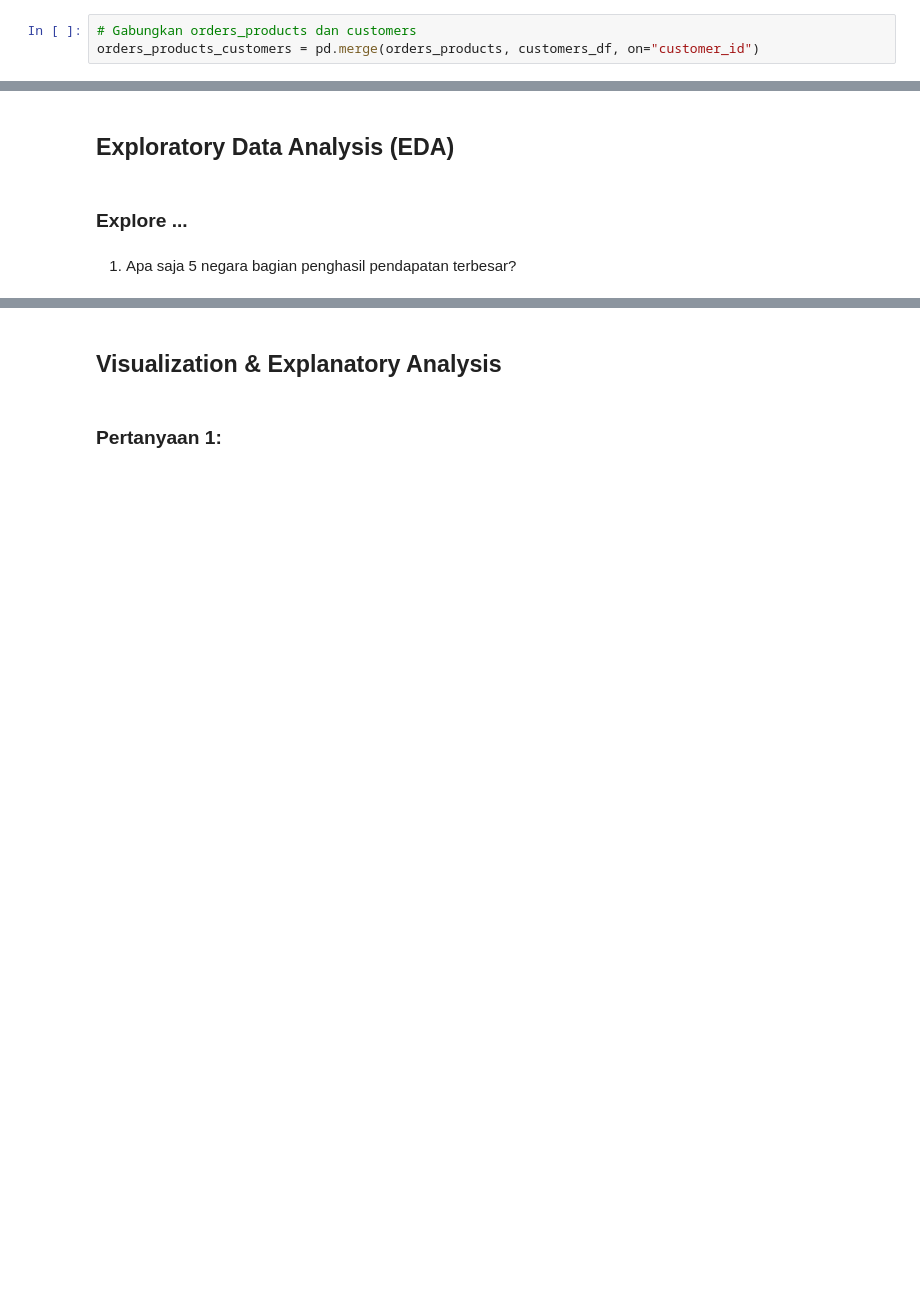
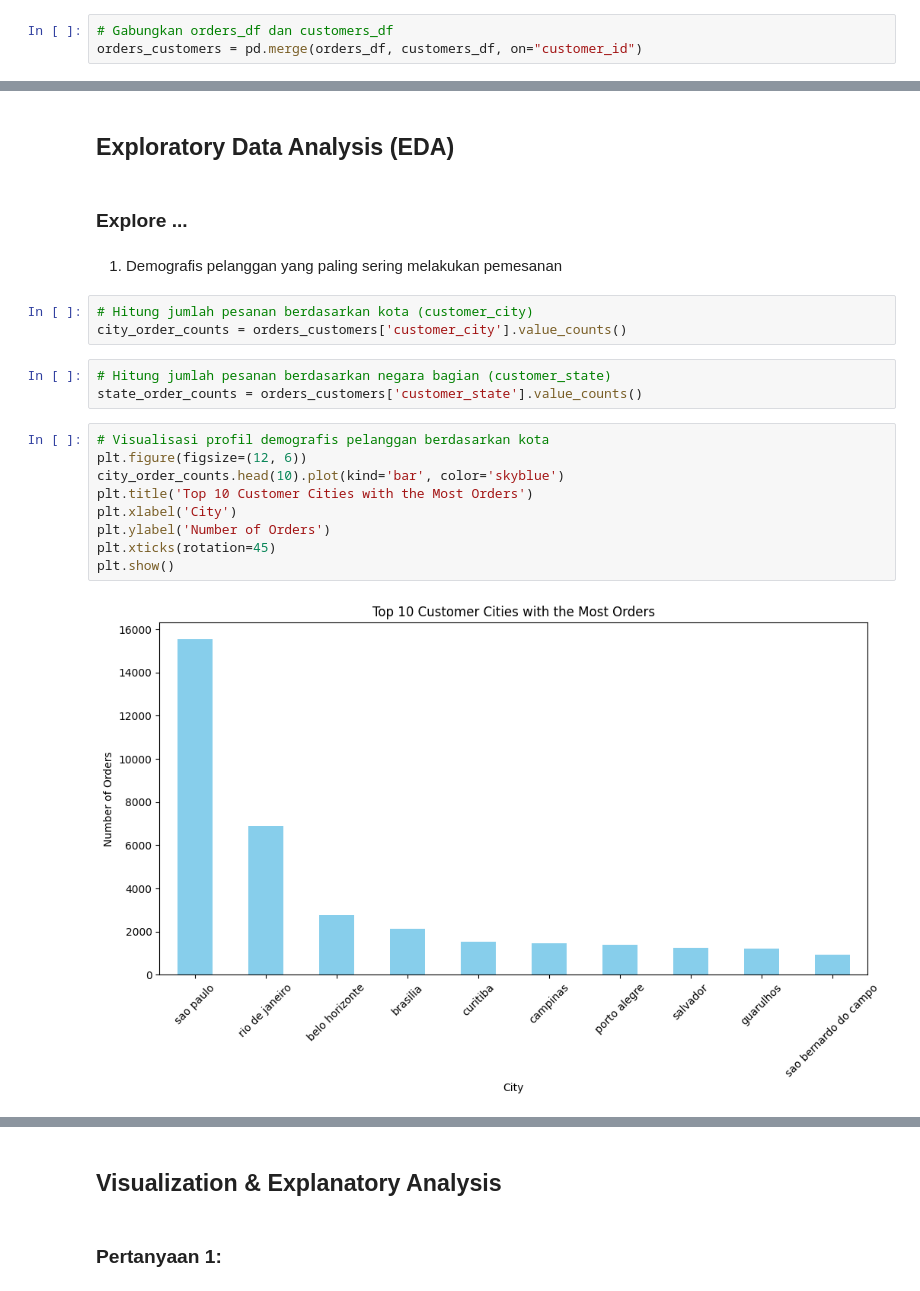
Before and after one commit to ekpurwanto/E-Commerce-Public-Dataset, a Jupyter notebook: ID_0LZ0Q2R8QZ65_Eko_Purwanto.ipynb, the cells around one changed output, grey strips where cells are left out. Drawn from its saved outputs; the diff is of its cells as text; blank space fills up the shorter version.

```diff
--- a/ID_0LZ0Q2R8QZ65_Eko_Purwanto.ipynb
+++ b/ID_0LZ0Q2R8QZ65_Eko_Purwanto.ipynb
@@ -624,5 +622,5 @@ merged_data
 | 112649 | 66dea50a8b16d9b4dee7af250b4be1a5 | edb027a75a1449115f6b43211ae02a24 | delivered | 2018-03-08 20:57:30 | 2018-03-09 11:20:28 | 2018-03-09 22:11:59 | ... |
 112650 rows × 14 columns
 # %%
-# Gabungkan orders_products dan customers
-orders_products_customers = pd.merge(orders_products, customers_df, on="customer_id")
+# Gabungkan orders_df dan customers_df
+orders_customers = pd.merge(orders_df, customers_df, on="customer_id")
@@ -665,5 +654,22 @@ memory usage: 2.9+ MB
 ## Exploratory Data Analysis (EDA)
 # %% [markdown]
 ### Explore ...
-# %% [markdown]
-1. Apa saja 5 negara bagian penghasil pendapatan terbesar?
+# %% [markdown]
+1. Demografis pelanggan yang paling sering melakukan pemesanan
+# %%
+# Hitung jumlah pesanan berdasarkan kota (customer_city)
+city_order_counts = orders_customers['customer_city'].value_counts()
+# %%
+# Hitung jumlah pesanan berdasarkan negara bagian (customer_state)
+state_order_counts = orders_customers['customer_state'].value_counts()
+# %%
+# Visualisasi profil demografis pelanggan berdasarkan kota
+plt.figure(figsize=(12, 6))
+city_order_counts.head(10).plot(kind='bar', color='skyblue')
+plt.title('Top 10 Customer Cities with the Most Orders')
+plt.xlabel('City')
+plt.ylabel('Number of Orders')
+plt.xticks(rotation=45)
+plt.show()
+# %% [output]
+[figure, added]
```
Also changed, not shown: parts of 24 cells of this notebook.
